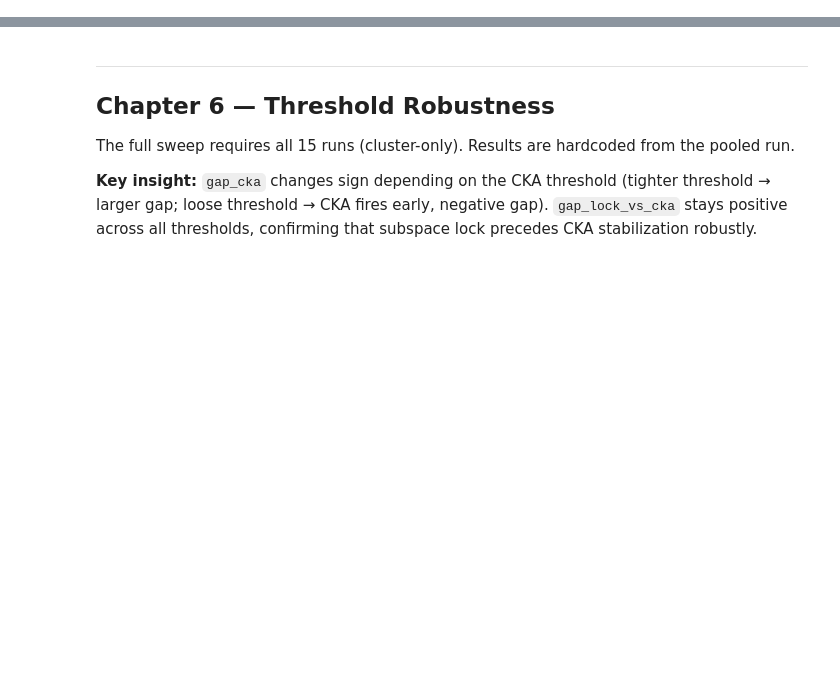
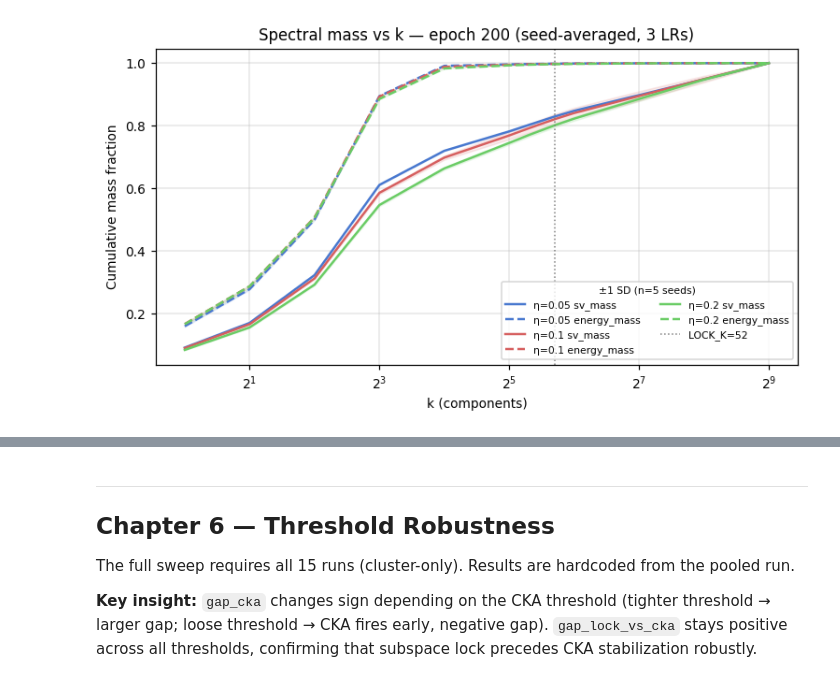
Before and after one commit to gabrielmjrr/representation-stabilization, a Jupyter notebook: notebooks/extended_results.ipynb, the cells around one changed output, grey strips where cells are left out. Saved outputs shown, nothing was run; the diff lists cells and outputs as text; code cells hidden in the pictures; blank space fills up the shorter version.

```diff
--- a/notebooks/extended_results.ipynb
+++ b/notebooks/extended_results.ipynb
@@ -262,0 +447,11 @@ show_png('fig_rank_accuracy.png')
+# %%
+# ── Ch.3 spectral table: seed-avg sv_mass & energy_mass at final epoch ──────
+sub_df = sub_df if 'sub_df' in dir() and sub_df is not None else load_ext('subspace')
+if sub_df is not None:
+    final_ep = sub_df.epoch.max()
+    sub_final = sub_df[sub_df.epoch == final_ep].copy()
+    spec_cols = safe_cols(sub_final, ['sv_mass', 'energy_mass'], 'spectral')
+    if spec_cols:
+        spec_avg = sub_final.groupby(['lr','k'])[spec_cols].agg(['mean','std']).round(3)
+        spec_avg.columns = ['_'.join(c) for c in spec_avg.columns]
+        display(spec_avg.reset_index())
@@ -263,20 +476,34 @@ show_png('fig_rank_accuracy.png')
 # %%
-# ── from-scratch: sv_mass vs energy_mass vs k at final epoch (single run) ───
-sub = dfs['ext_subspace']
-if sub is not None:
-    final_ep = sub.epoch.max()
-    d = sub[sub.epoch == final_ep].sort_values('k')
-    fig, ax = plt.subplots(figsize=(6, 3.5))
-    ax.plot(d.k, d.sv_mass,     'o-', lw=1.5, label='sv_mass (fraction of trace norm)',  color='#4878CF')
-    ax.plot(d.k, d.energy_mass, 's-', lw=1.5, label='energy_mass (fraction of Frob^2)',  color='#D65F5F')
-    ax.set_xlabel('k (number of components)')
-    ax.set_ylabel('Cumulative mass fraction')
-    ax.set_xscale('log', base=2)
-    ax.set_title(f'Spectral mass vs k — epoch {final_ep} (final_lr010_seed0)')
-    ax.legend(fontsize=8)
-    ax.grid(True, lw=0.3)
-    ax.axvline(LOCK_K, color='gray', ls='--', lw=1, label=f'LOCK_K={LOCK_K}')
-    ax.legend(fontsize=8)
-    plt.tight_layout()
-    plt.show()
+# ── Ch.3 sv_mass vs energy_mass vs k at final epoch, seed-averaged per LR ──
+if sub_df is not None:
+    final_ep = sub_df.epoch.max()
+    sub_final = sub_df[sub_df.epoch == final_ep].copy()
+    spec_cols = safe_cols(sub_final, ['sv_mass', 'energy_mass'], 'spectral')
+    if spec_cols:
+        avg = sub_final.groupby(['lr','k'])[spec_cols].mean().reset_index()
+        std = sub_final.groupby(['lr','k'])[spec_cols].std().reset_index()
+
+        fig, ax = plt.subplots(figsize=(7, 4))
+        ls_map = {'sv_mass': '-', 'energy_mass': '--'}
+        for lr in sorted(avg.lr.unique()):
+            d = avg[avg.lr == lr].sort_values('k')
+            s = std[std.lr == lr].sort_values('k')
+            c = LR_COLORS[lr]
+            for col in spec_cols:
+                mn = d[col].values
+                sd = s[col].values
+                ax.plot(d.k, mn, ls=ls_map[col], lw=1.6, color=c,
+                        label=f'η={lr} {col}')
+                ax.fill_between(d.k, mn-sd, mn+sd, alpha=0.12, color=c)
+        ax.set_xlabel('k (components)')
+        ax.set_ylabel('Cumulative mass fraction')
+        ax.set_xscale('log', base=2)
+        ax.set_title(f'Spectral mass vs k — epoch {final_ep} (seed-averaged, 3 LRs)')
+        ax.axvline(LOCK_K, color='gray', ls=':', lw=1, label=f'LOCK_K={LOCK_K}')
+        ax.legend(fontsize=7, ncol=2, title='±1 SD (n=5 seeds)', title_fontsize=7)
+        ax.grid(True, lw=0.3)
+        plt.tight_layout()
+        plt.show()
+# %% [output]
+[figure, added]
 # %%
```
Also changed, not shown: parts of 54 cells of this notebook.
